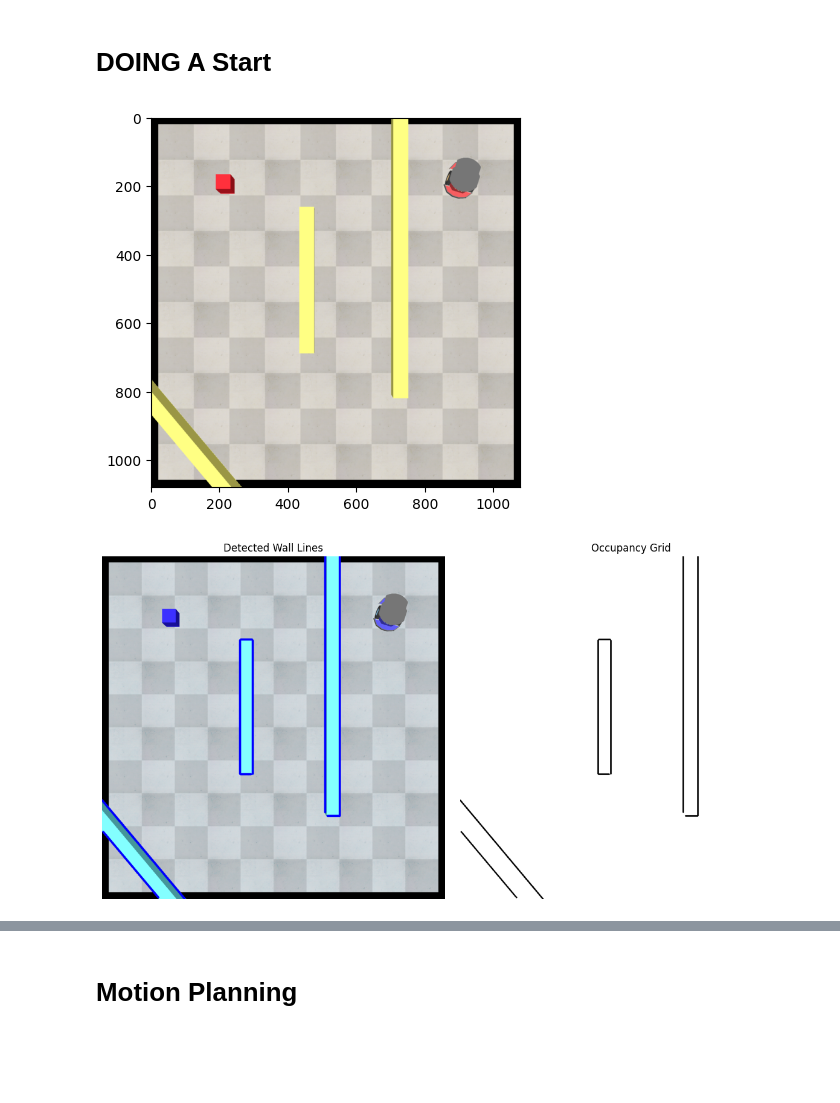
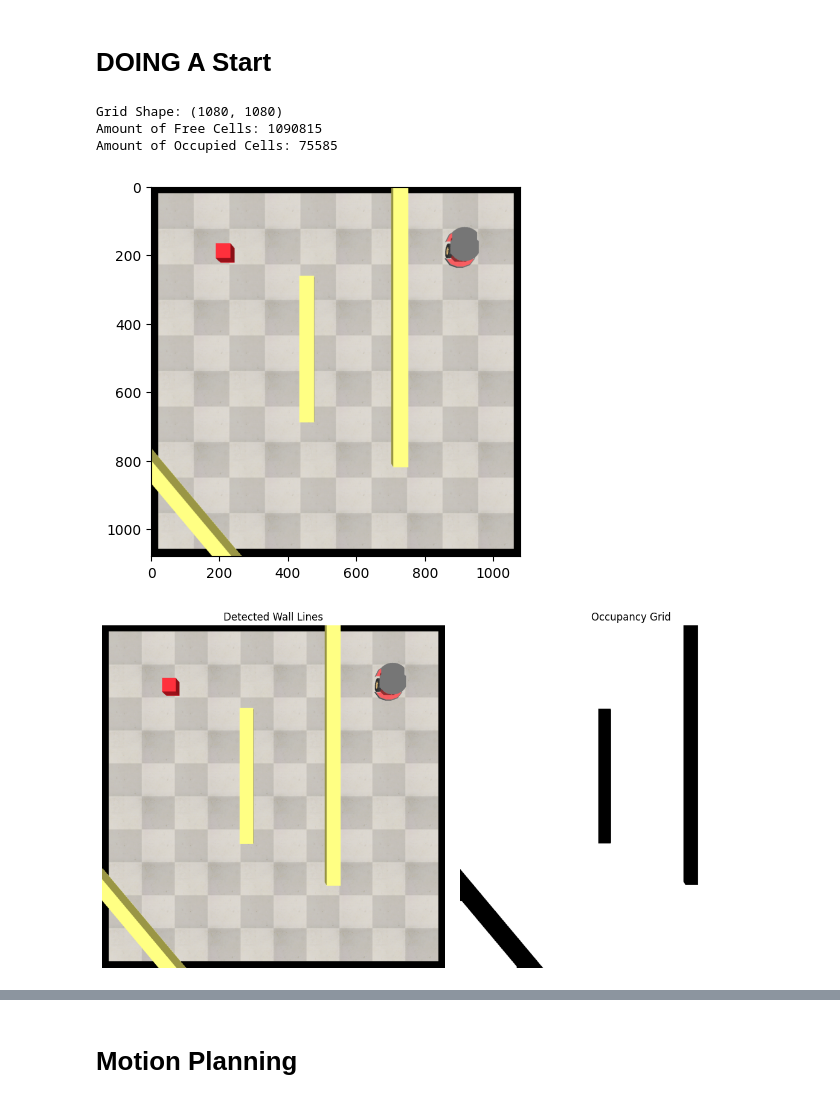
Before and after one commit to NicolasAraya932/MotionPlanning, a Jupyter notebook: motion.ipynb, the cells around one changed output, grey strips where cells are left out. Cells and saved outputs as stored; diff of their text form; code cells hidden in the pictures; blank space fills up the shorter version.

```diff
--- a/motion.ipynb
+++ b/motion.ipynb
@@ -217,14 +143,6 @@ for _ in range(1):
     # 1. Grab image & segment
     frame, _, _ = camera.getFrame()
     mask = segment_yellow_borders(frame)
-
-    # 2. Extract straight wall segments in pixel coords
-    walls_uv = extract_wall_lines(mask)
-
-    # 3. Draw lines on a copy of the frame
-    frame_with_lines = frame.copy()
-    for (u1, v1), (u2, v2) in walls_uv:
-        cv2.line(frame_with_lines, (int(u1), int(v1)), (int(u2), int(v2)), (255, 0, 0), 5)
 
     # 4. Plot original frame, mask, and frame with lines
     plt.figure(figsize=(15, 5))
@@ -239,11 +157,6 @@ for _ in range(1):
     plt.title('Yellow Border Mask')
     plt.axis('off')
 
-    plt.subplot(1, 3, 3)
-    plt.imshow(frame_with_lines)
-    plt.title('Detected Wall Lines Overlay')
-    plt.axis('off')
-
     plt.show()
 sim.stopSimulation()
 # %% [output]
@@ -289,46 +202,43 @@ for _ in range(1):
     time.sleep(0.5)
     client.step()
 
     # 1. Grab image & segment
     frame, _, _ = camera.getFrame()
     plt.imshow(frame)
     mask = segment_yellow_borders(frame)
 
-    # 2. Extract straight wall segments in pixel coords
-    walls_uv = extract_wall_lines(mask)
+    grid = (mask == 0).astype(np.uint8)  # 1 = free, 0 = obstacle
 
-    # 3. Draw lines on a copy of the frame
-    frame_with_lines = frame.copy()
-    for (u1, v1), (u2, v2) in walls_uv:
-        cv2.line(frame_with_lines, (int(u1), int(v1)), (int(u2), int(v2)), (255, 0, 0), 5)
 
-    grid = np.ones_like(mask, dtype=np.uint8)  # 1 = free, 0 = occupied
-
-    for (u1, v1), (u2, v2) in walls_uv:
-        cv2.line(grid, (u1, v1), (u2, v2), 0, thickness=3)  # 0 = obstacle
+    print("Grid Shape:", grid.shape)
+    print("Amount of Free Cells:", np.sum(grid))
+    print("Amount of Occupied Cells:", np.sum(grid == 0))
 
     # Plot the frame with blue wall lines
     plt.figure(figsize=(12, 6))
 
     plt.subplot(1, 2, 1)
-    plt.imshow(cv2.cvtColor(frame_with_lines, cv2.COLOR_BGR2RGB))
+    plt.imshow(frame)
     plt.title("Detected Wall Lines")
     plt.axis("off")
 
     # Plot the binary grid (1 = free, 0 = obstacle)
     plt.subplot(1, 2, 2)
     plt.imshow(grid, cmap='gray')
     plt.title("Occupancy Grid")
     plt.axis("off")
 
     plt.tight_layout()
     plt.show()
 
 
 sim.stopSimulation()
 # %% [output]
+Grid Shape: (1080, 1080)
+Amount of Free Cells: 1090815
+Amount of Occupied Cells: 75585
-[figure, old version]
+[figure, new version]
-[figure, old version]
+[figure, new version]
 # %%
 sim.startSimulation()
 for _ in range(2):
```
Also changed, not shown: parts of 7 cells of this notebook, 3 other files.
